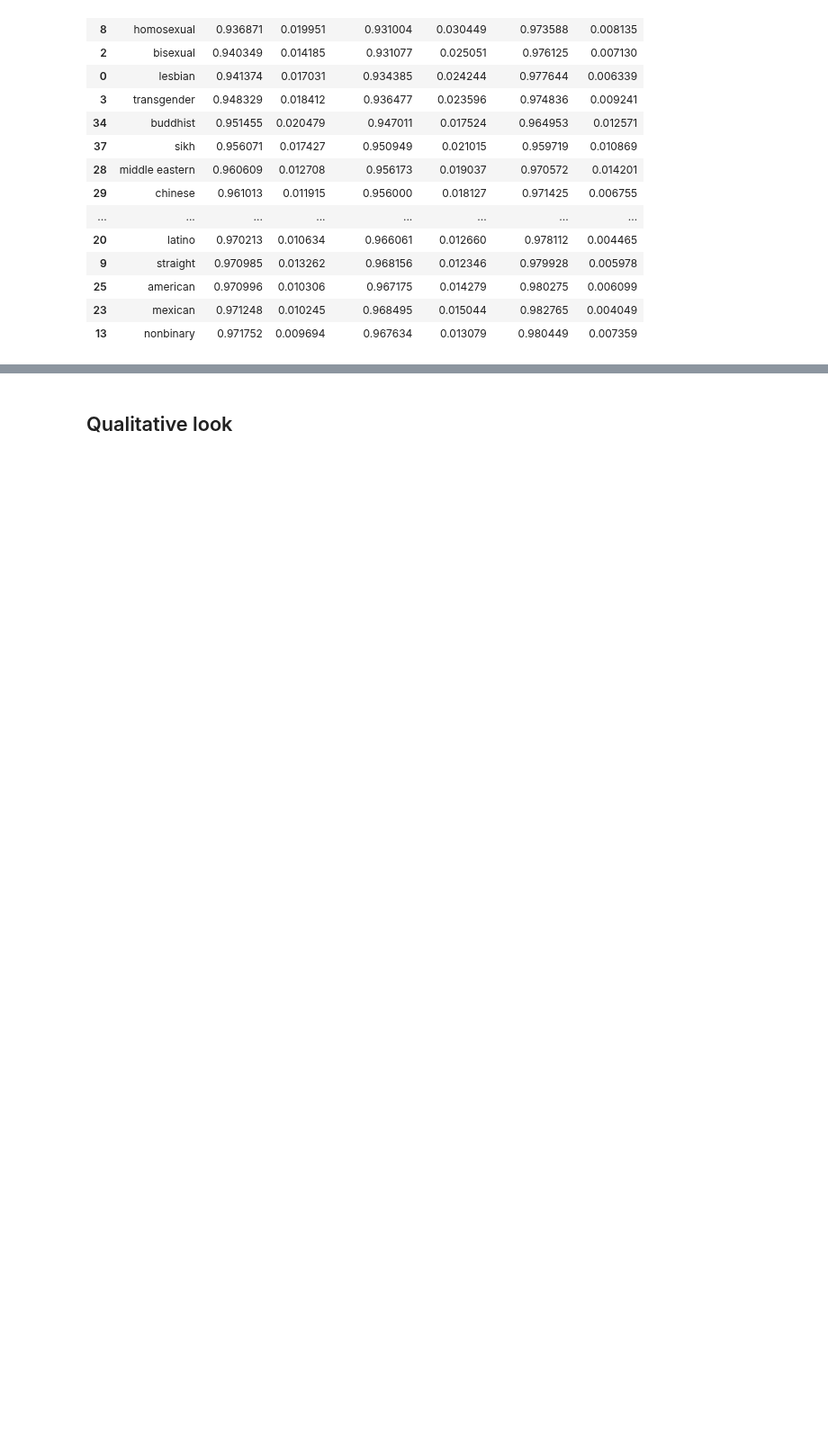
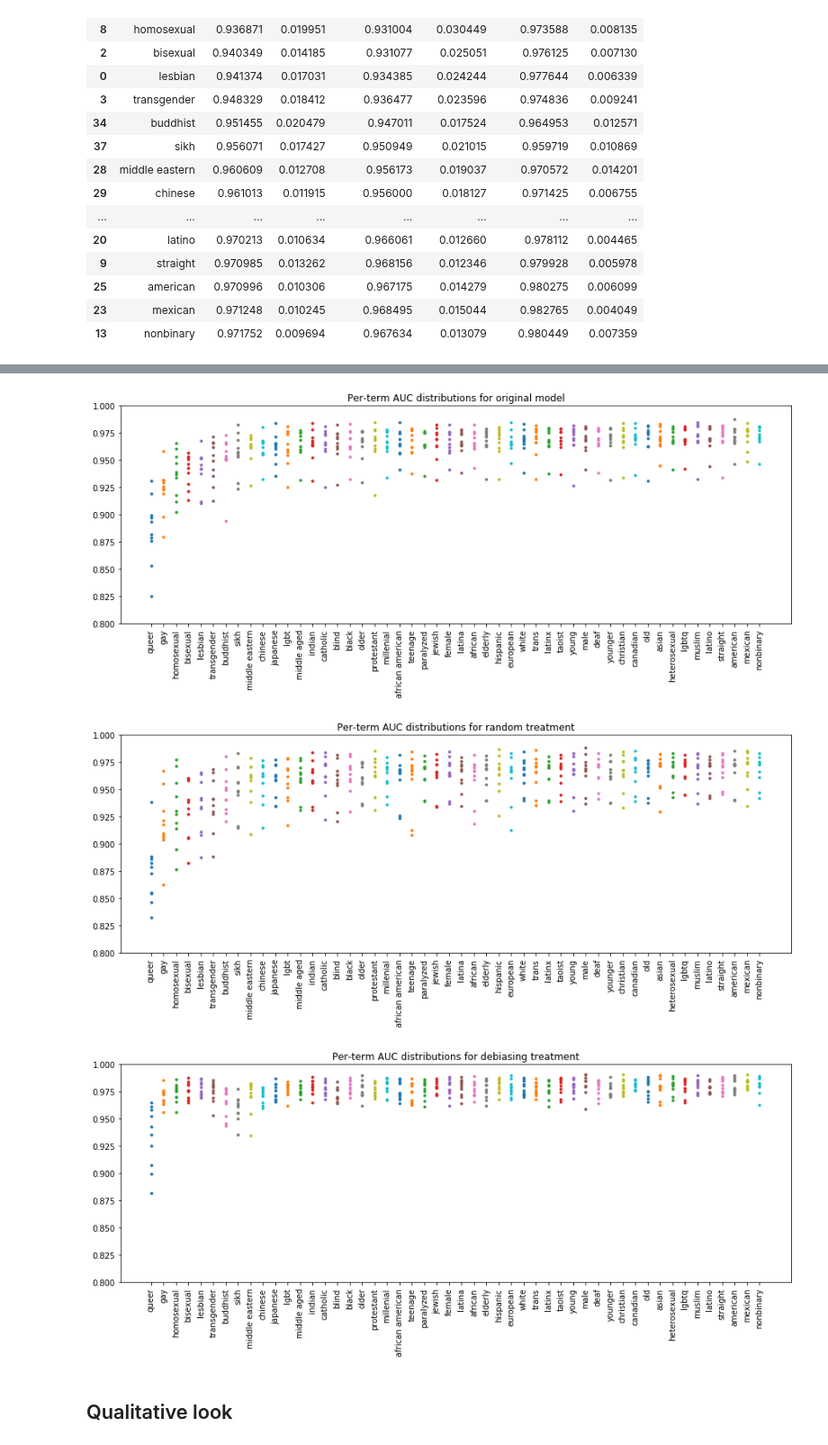
Before and after one commit to conversationai/unintended-ml-bias-analysis, a Jupyter notebook: src/Model bias analysis.ipynb, the cells around one changed output, grey strips where cells are left out. Shown at 90% size. Drawn from its saved outputs; the diff is of its cells as text; code cells hidden in the pictures; blank space fills up the shorter version.

Commit message:
Add per-term scatterplots to compare the AUC and negative rates distributions across model families, terms, and experimental treatments.

```diff
--- a/src/Model bias analysis.ipynb
+++ b/src/Model bias analysis.ipynb
@@ -118,8 +110,8 @@ _raw_term_aucs = model_bias_analysis.per_term_aucs(madlibs, madlibs_terms, all_m
 CPU times: user 6.88 s, sys: 24 ms, total: 6.9 s
 Wall time: 6.87 s
 # %%
-_term_aucs = _raw_term_aucs.rename(columns=column_renamer)[['term', 'orig_mean','orig_std', 'random_mean','random_std', 'debias_mean','debias_std']]
-_term_aucs.sort_values('orig_mean')
+_term_aucs = _raw_term_aucs.rename(columns=column_renamer).sort_values('orig_mean')
+_term_aucs[['term', 'orig_mean','orig_std', 'random_mean','random_std', 'debias_mean','debias_std']]
 # %% [output]
 |  | term | orig_mean | orig_std | random_mean | random_std | debias_mean | debias_std |
 | 5 | queer | 0.885442 | 0.029058 | 0.873495 | 0.028039 | 0.932785 | 0.027311 |
@@ -153,4 +145,14 @@ per-term AUC histogram: debias_mean
 [figure]
+# %%
+for title, auc_collection_col in [('original model', 'orig_aucs'),
+                                  ('random treatment', 'random_aucs'),
+                                  ('debiasing treatment', 'debias_aucs')]:
+    model_bias_analysis.per_term_scatterplots(_term_aucs, 'term', auc_collection_col,
+                                              title='Per-term AUC distributions for ' + title)
+# %% [output]
+[figure, added]
+[figure, added]
+[figure, added]
 # %% [markdown]
 ## Qualitative look
 # %%
```
Also changed, not shown: parts of 13 cells of this notebook, 1 other file.
